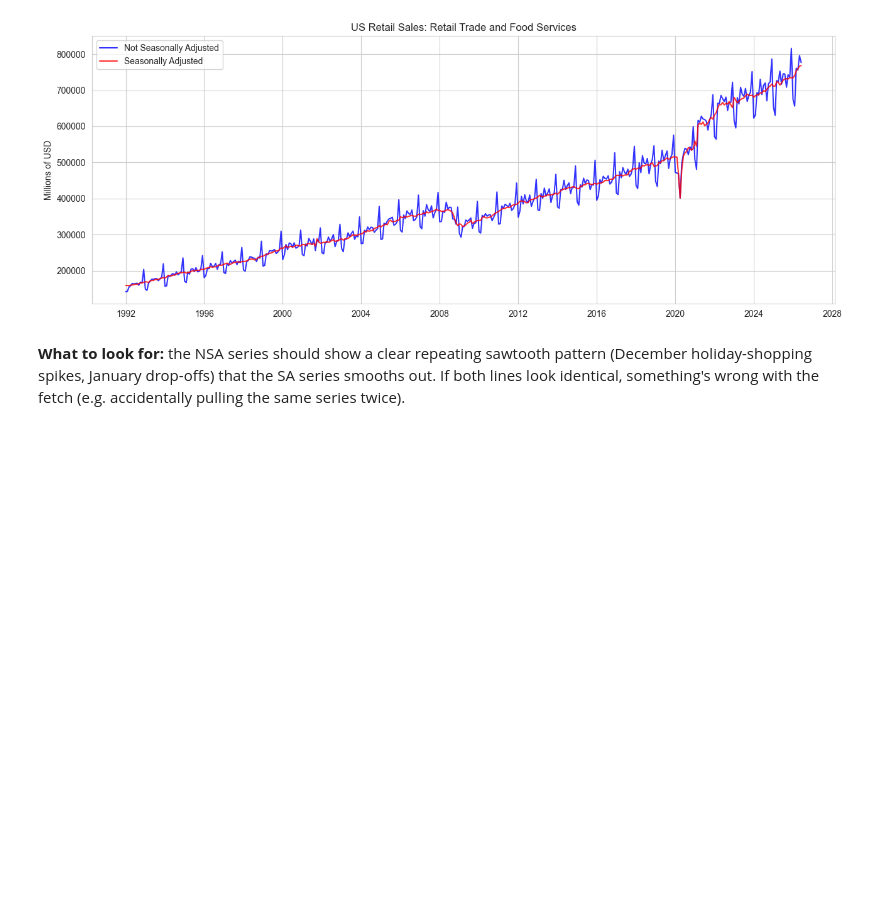
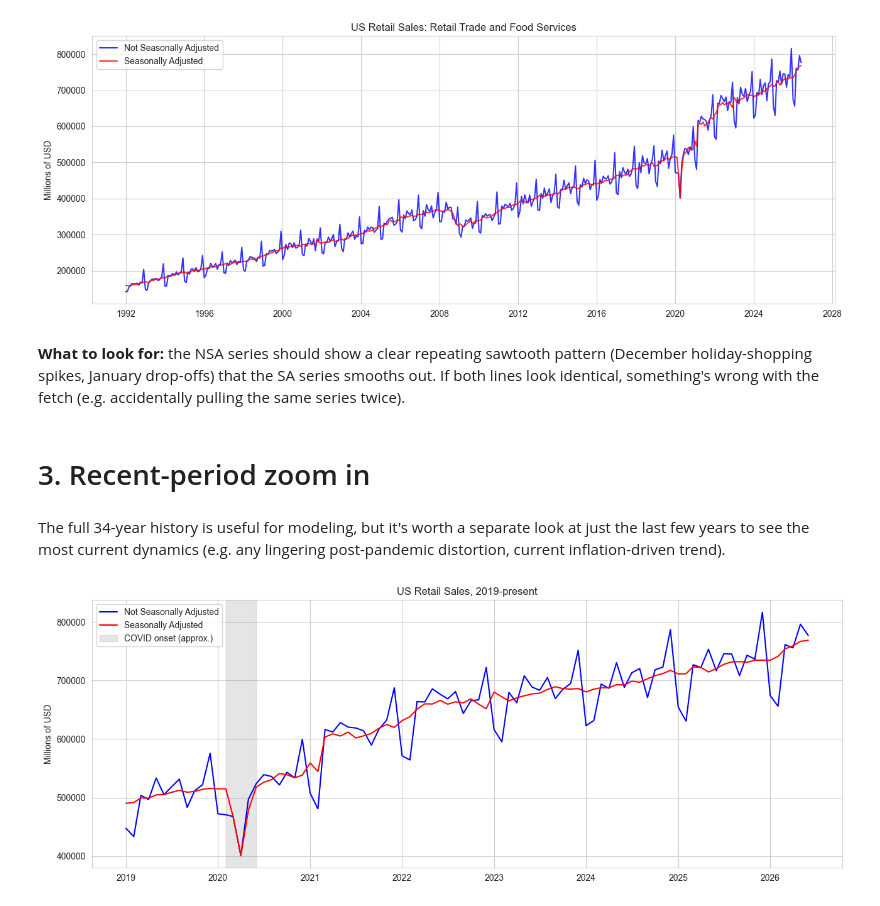
Before and after one commit to aprilgozib/us-retail-sales-forecasting, a Jupyter notebook: notebooks/01_data_and_eda.ipynb, the cells around one changed output. Saved outputs shown, nothing was run; the diff lists cells and outputs as text; code cells hidden in the pictures; blank space fills up the shorter version.

```diff
--- a/notebooks/01_data_and_eda.ipynb
+++ b/notebooks/01_data_and_eda.ipynb
@@ -118,3 +118,22 @@ plt.show()
 sawtooth pattern (December holiday-shopping spikes, January drop-offs) that
 the SA series smooths out. If both lines look identical, something's wrong
 with the fetch (e.g. accidentally pulling the same series twice).
+# %% [markdown]
+# 3. Recent-period zoom in
+# %% [markdown]
+The full 34-year history is useful for modeling, but it's worth a separate
+look at just the last few years to see the most current dynamics (e.g. any
+lingering post-pandemic distortion, current inflation-driven trend).
+# %%
+recent = df.loc['2019-01-01':]
+fig, ax = plt.subplots(figsize=(13, 5))
+ax.plot(recent.index, recent['retail_sales_nsa'], label='Not Seasonally Adjusted', color='BLUE')
+ax.plot(recent.index, recent['retail_sales_sa'], label='Seasonally Adjusted', color='RED')
+ax.axvspan(pd.Timestamp('2020-02-01'), pd.Timestamp('2020-06-01'), color='gray', alpha=0.2, label='COVID onset (approx.)')
+ax.set_title('US Retail Sales, 2019-present')
+ax.set_ylabel('Millions of USD')
+ax.legend()
+plt.tight_layout()
+plt.show()
+# %% [output]
+[figure, added]
```
Also changed, not shown: parts of 4 cells of this notebook, 1 other file.
